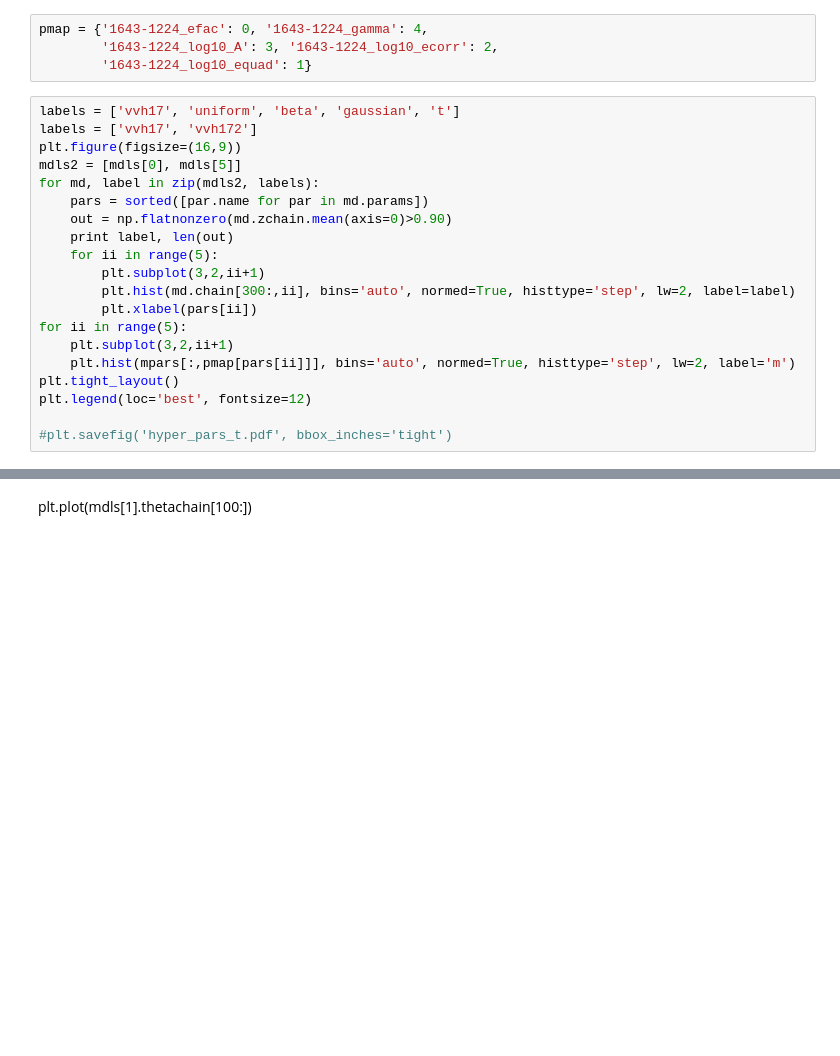
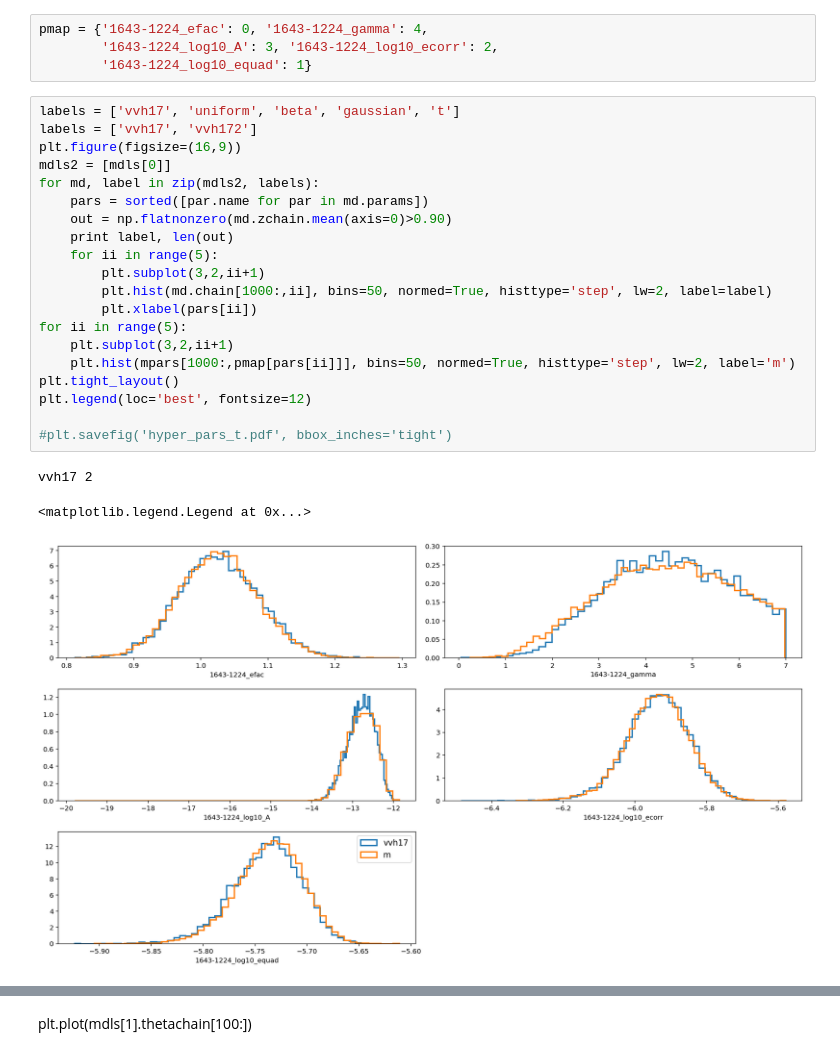
Before and after one commit to aniwl/gibbs_student_t, a Jupyter notebook: gibbs_likelihood.ipynb, the cells around one changed output, grey strips where cells are left out. Saved outputs shown, nothing was run; the diff lists cells and outputs as text; blank space fills up the shorter version.

```diff
--- a/gibbs_likelihood.ipynb
+++ b/gibbs_likelihood.ipynb
@@ -823,20 +181,24 @@ pmap = {'1643-1224_efac': 0, '1643-1224_gamma': 4,
 # %%
 labels = ['vvh17', 'uniform', 'beta', 'gaussian', 't']
 labels = ['vvh17', 'vvh172']
 plt.figure(figsize=(16,9))
-mdls2 = [mdls[0], mdls[5]]
+mdls2 = [mdls[0]]
 for md, label in zip(mdls2, labels):
     pars = sorted([par.name for par in md.params])
     out = np.flatnonzero(md.zchain.mean(axis=0)>0.90)
     print label, len(out)
     for ii in range(5):
         plt.subplot(3,2,ii+1)
-        plt.hist(md.chain[300:,ii], bins='auto', normed=True, histtype='step', lw=2, label=label)
+        plt.hist(md.chain[1000:,ii], bins=50, normed=True, histtype='step', lw=2, label=label)
         plt.xlabel(pars[ii])
 for ii in range(5):
     plt.subplot(3,2,ii+1)
-    plt.hist(mpars[:,pmap[pars[ii]]], bins='auto', normed=True, histtype='step', lw=2, label='m')
+    plt.hist(mpars[1000:,pmap[pars[ii]]], bins=50, normed=True, histtype='step', lw=2, label='m')
 plt.tight_layout()
 plt.legend(loc='best', fontsize=12)
 
 #plt.savefig('hyper_pars_t.pdf', bbox_inches='tight')
+# %% [output]
+vvh17 2
+<matplotlib.legend.Legend at 0x...>
+[figure, added]
```
Also changed, not shown: parts of 30 cells of this notebook, 3 other files.
